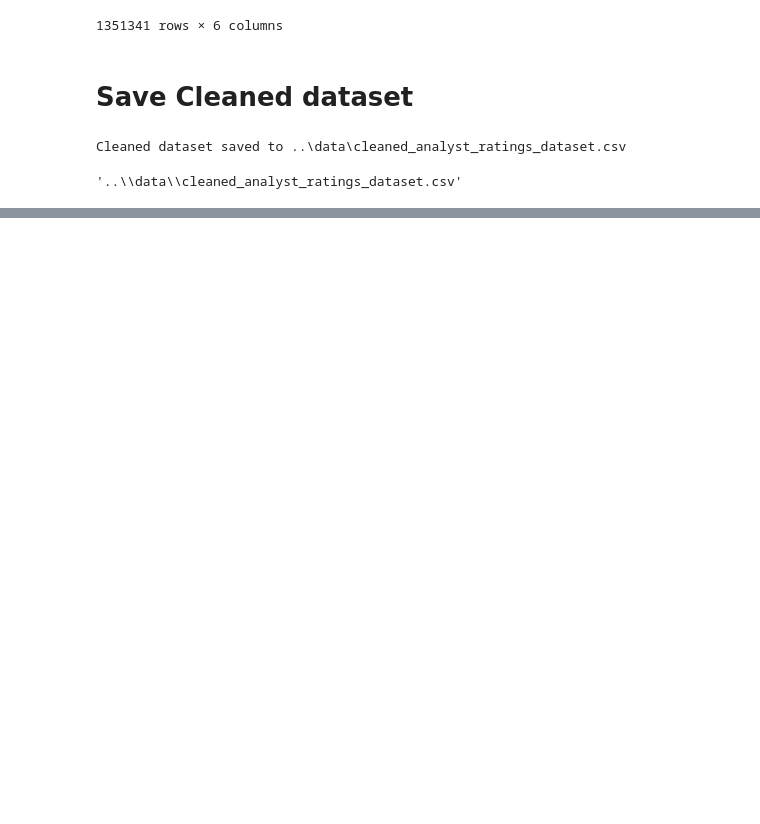
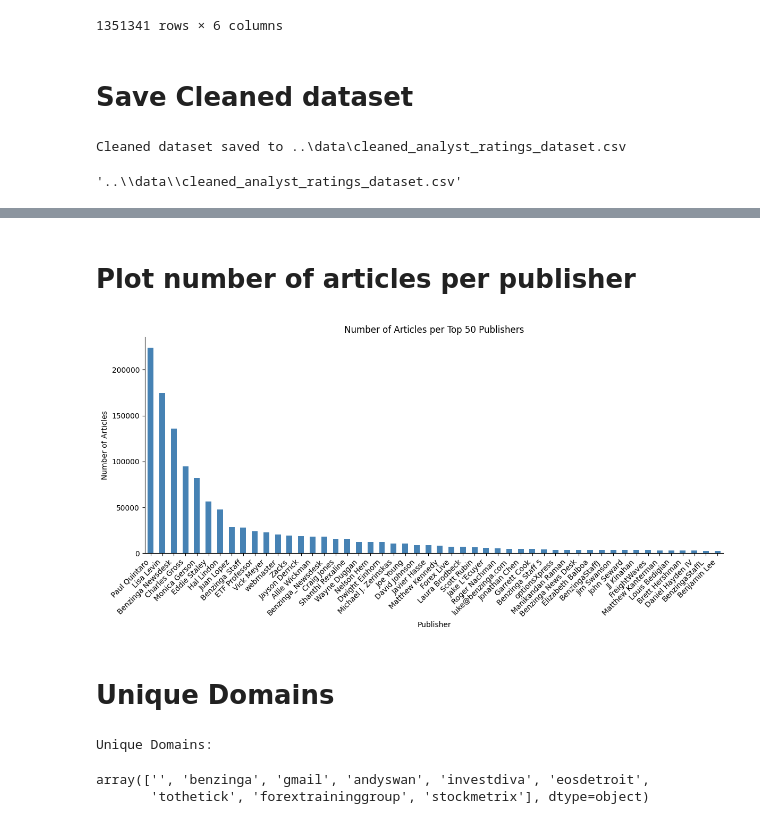
Before and after one commit to YomiyuShambel21/stock-sentiment-analysis, a Jupyter notebook: notebooks/EDA-task_1.ipynb, the cells around one changed output, grey strips where cells are left out. Cells and saved outputs as stored; diff of their text form; code cells hidden in the pictures; blank space fills up the shorter version.

```diff
--- a/notebooks/EDA-task_1.ipynb
+++ b/notebooks/EDA-task_1.ipynb
@@ -138,0 +215,3 @@ Cleaned dataset saved to ..\data\cleaned_analyst_ratings_dataset.csv
+# %%
+publisher_counts = count_articles_per_publisher(cleaned_data)
+display(publisher_counts)
@@ -138,0 +232,17 @@ Cleaned dataset saved to ..\data\cleaned_analyst_ratings_dataset.csv
+# %% [markdown]
+# Plot number of articles per publisher
+# %%
+plot_publisher_counts(publisher_counts)
+# %% [output]
+[figure, added]
+# %% [markdown]
+# Unique Domains
+# %%
+unique_domains = identify_unique_domains(cleaned_data)
+# Print the results
+print("Unique Domains:")
+display(unique_domains)
+# %% [output]
+Unique Domains:
+array(['', 'benzinga', 'gmail', 'andyswan', 'investdiva', 'eosdetroit',
+       'tothetick', 'forextraininggroup', 'stockmetrix'], dtype=object)
```
Also changed, not shown: parts of 21 cells of this notebook.
